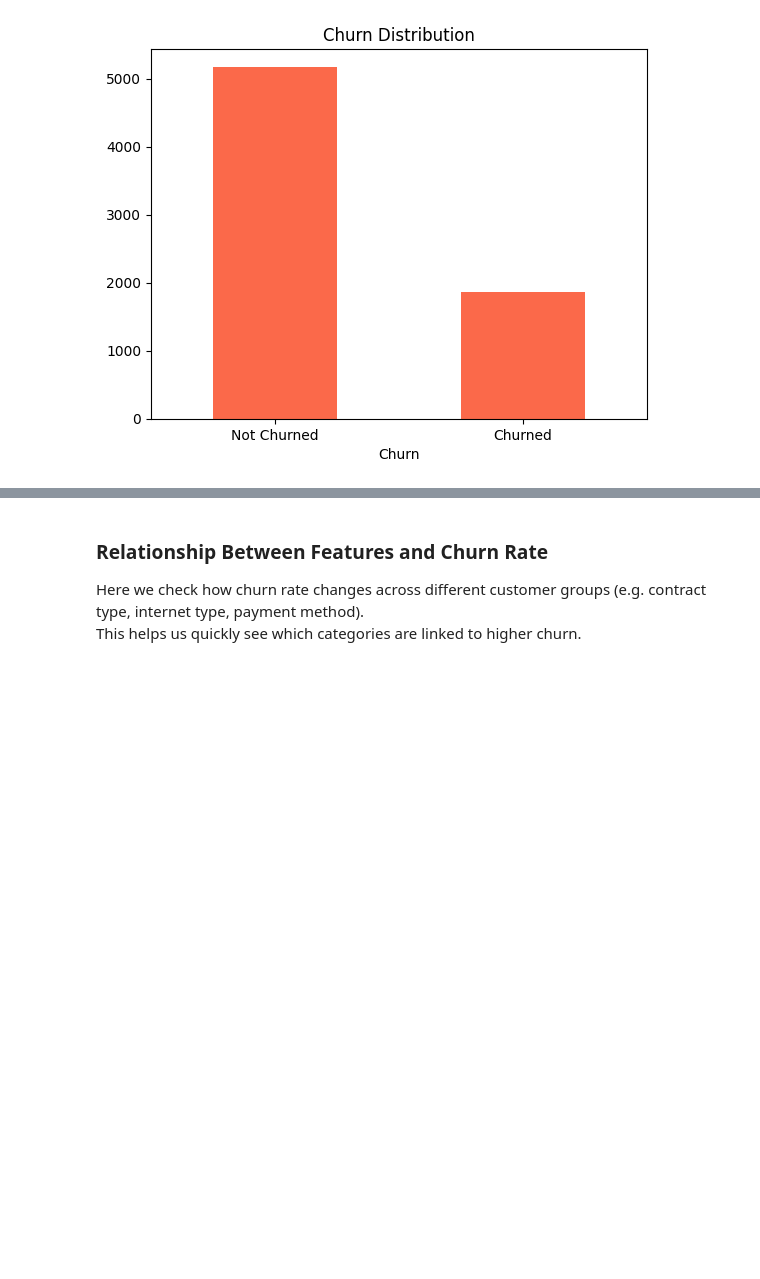
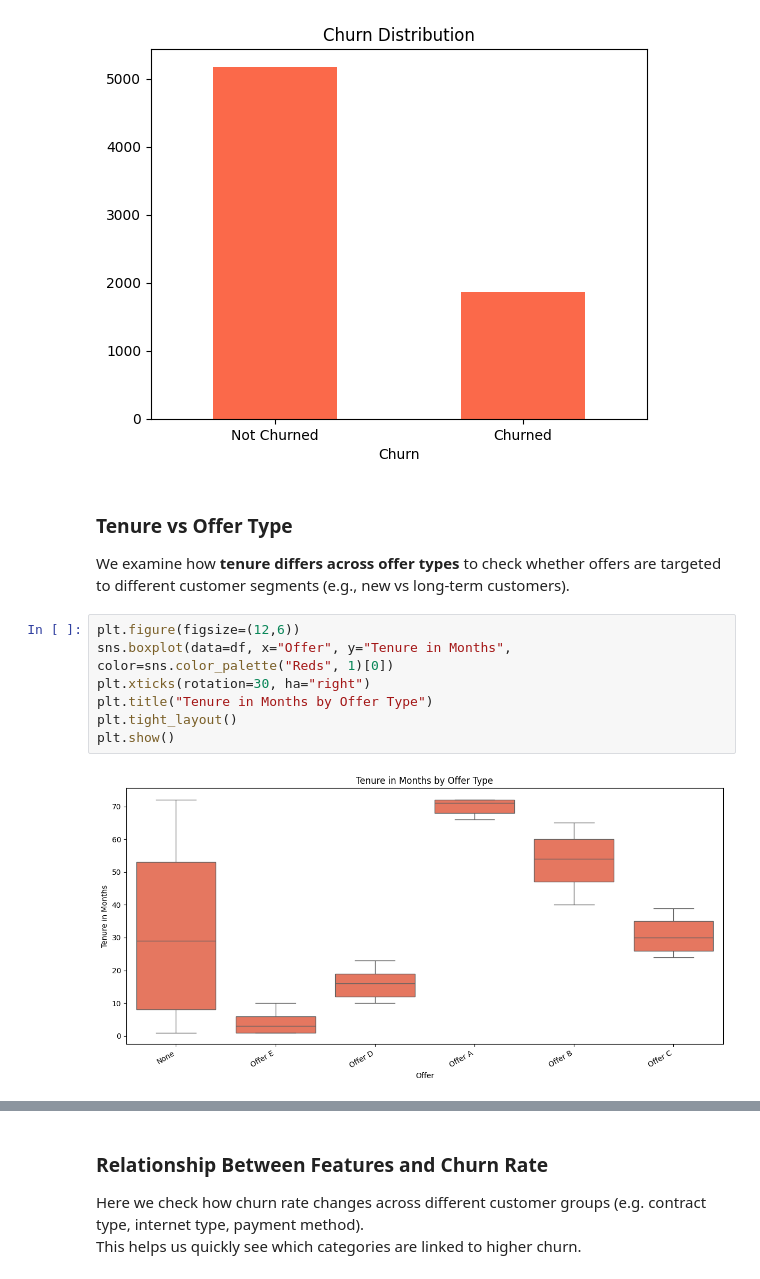
Before and after one commit to devilshadow04/churn-prediction, a Jupyter notebook: notebook.ipynb, the cells around one changed output, grey strips where cells are left out. Saved outputs shown, nothing was run; the diff lists cells and outputs as text; blank space fills up the shorter version.

```diff
--- a/notebook.ipynb
+++ b/notebook.ipynb
@@ -320,3 +318,16 @@ Churn
 1    0.26537
 Name: proportion, dtype: float64
 [figure]
+# %% [markdown]
+### Tenure vs Offer Type
+
+We examine how **tenure differs across offer types** to check whether offers are targeted to different customer segments (e.g., new vs long-term customers).
+# %%
+plt.figure(figsize=(12,6))
+sns.boxplot(data=df, x="Offer", y="Tenure in Months", color=sns.color_palette("Reds", 1)[0])
+plt.xticks(rotation=30, ha="right")
+plt.title("Tenure in Months by Offer Type")
+plt.tight_layout()
+plt.show()
+# %% [output]
+[figure, added]
```
Also changed, not shown: parts of 26 cells of this notebook.
